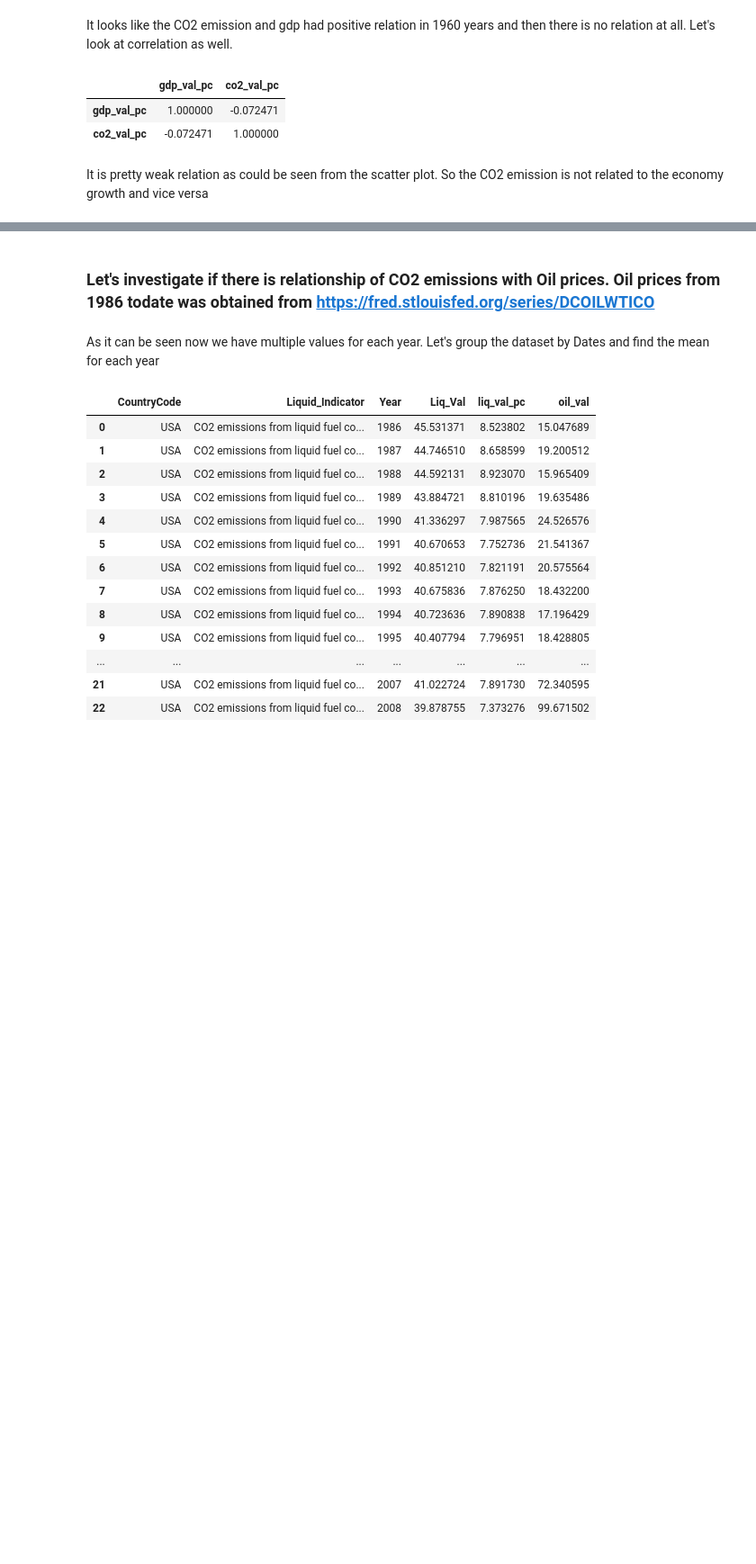
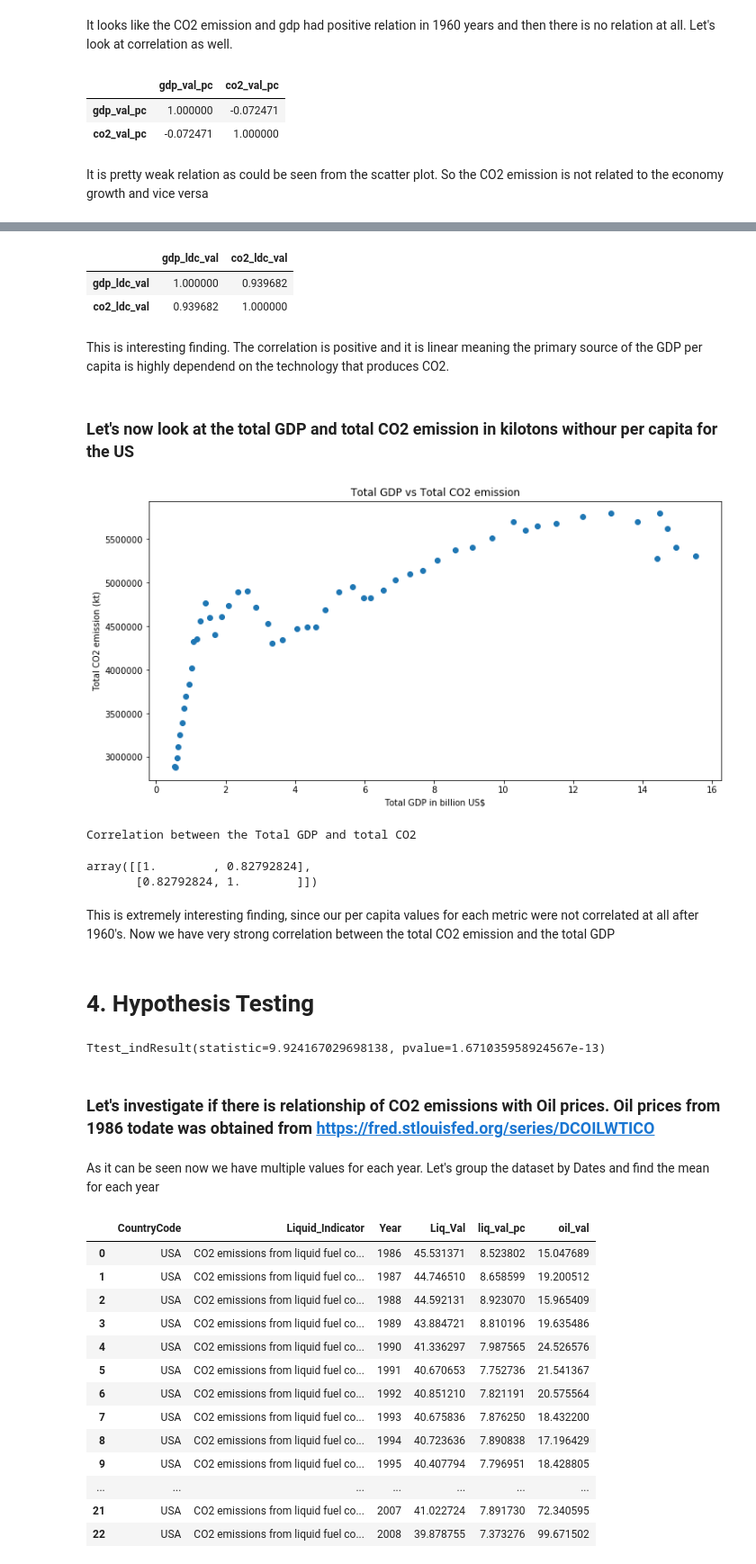
Before and after one commit to robertcox324/5horsemenoftheapocalypse, a Jupyter notebook: WDI_Analysis.ipynb, the cells around one changed output, grey strips where cells are left out. Shown at 90% size. Drawn from its saved outputs; the diff is of its cells as text; code cells hidden in the pictures; blank space fills up the shorter version.

```diff
--- a/WDI_Analysis.ipynb
+++ b/WDI_Analysis.ipynb
@@ -513,3 +585,49 @@ It is pretty weak relation as could be seen from the scatter plot. So the CO2 em
+# %%
+gdp_co2_ldc = pd.merge(ldc_gdp, ldc_co2, how = 'outer')
+gdp_co2_ldc[['gdp_ldc_val', 'co2_ldc_val']].corr()
+# %% [output]
+|  | gdp_ldc_val | co2_ldc_val |
+| gdp_ldc_val | 1.000000 | 0.939682 |
+| co2_ldc_val | 0.939682 | 1.000000 |
+# %% [markdown]
+This is interesting finding. The correlation is positive and it is linear meaning the primary source of the GDP per capita is highly dependend on the technology that produces CO2.
+# %% [markdown]
+### Let's now look at the total GDP and total CO2 emission in kilotons withour per capita for the US
+# %%
+# Create the masks
+
+total_gdp_mask = short_data['IndicatorName'] == "GDP at market prices (current US$)"
+total_co2_mask = short_data['IndicatorName'] == 'CO2 emissions (kt)'
+# %%
+# gdp values contain more years than the total co2 values, therefore we truncate the gdp to match the number of CO2
+
+total_gdp_us = short_data[total_gdp_mask & country]
+total_gdp_us = total_gdp_us[total_gdp_us['Year'] < 2012]
+total_co2_us = short_data[total_co2_mask & country]
+
+# Quick correlation function. Less fansy than the previous
+plt.figure(figsize=(12,6))
+plt.title('Total GDP vs Total CO2 emission')
+plt.xlabel('Total GDP in billion US$')
+plt.ylabel('Total CO2 emission (kt)')
+plt.scatter(total_gdp_us['Value']/1000000000000, total_co2_us['Value'])
+plt.show()
+print('Correlation between the Total GDP and total CO2')
+np.corrcoef(total_gdp_us['Value'], total_co2_us['Value'])
+# %% [output]
+[figure, added]
+Correlation between the Total GDP and total CO2
+array([[1.        , 0.82792824],
+       [0.82792824, 1.        ]])
+# %% [markdown]
+This is extremely interesting finding, since our per capita values for each metric were not correlated at all after 1960's. Now we have very strong correlation between the total CO2 emission and the total GDP
+# %% [markdown]
+# 4. Hypothesis Testing
+# %%
+import scipy.stats as stats
+stats.ttest_ind(gdp_us['gdp_val_pc'], co2_us['co2_val_pc'], equal_var = False)
+# %% [output]
+Ttest_indResult(statistic=9.924167029698138, pvalue=1.671035958924567e-13)
 # %% [markdown]
 ### Let's investigate if there is relationship of CO2 emissions with Oil prices. Oil prices from 1986 todate was obtained from https://fred.stlouisfed.org/series/DCOILWTICO
 # %%
```
Also changed, not shown: parts of 35 cells of this notebook.
